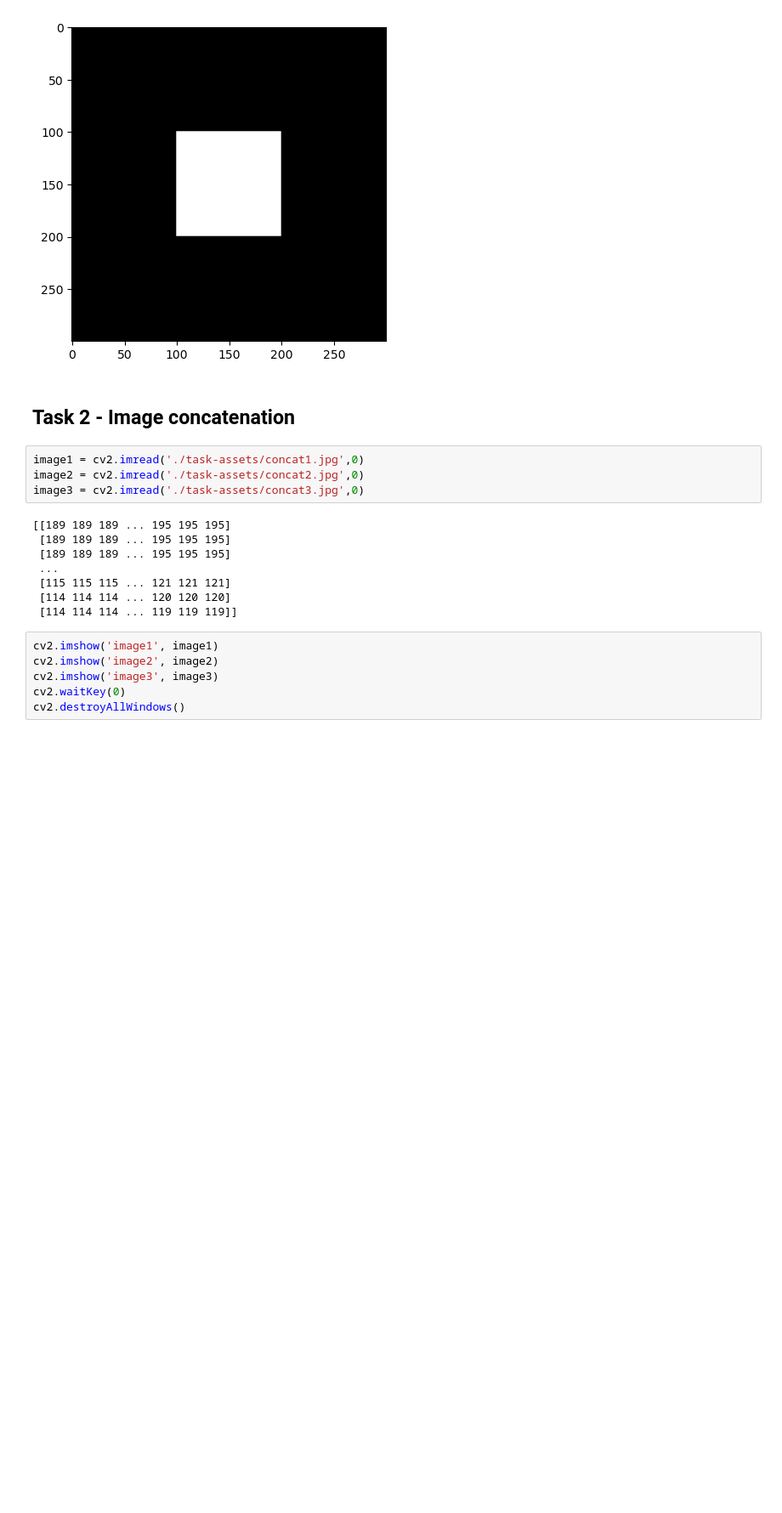
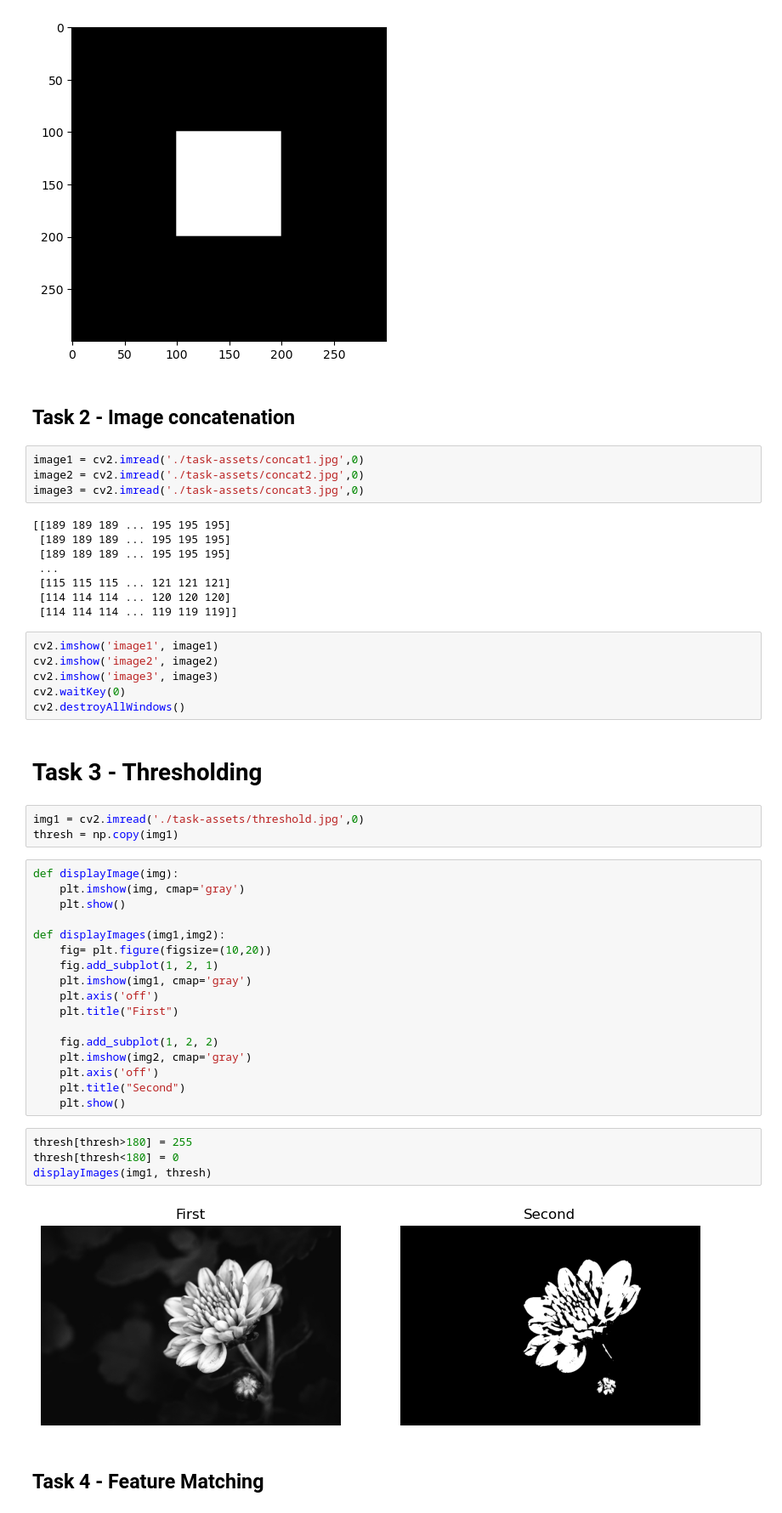
Before and after one commit to jooshelpy/Image1_task, a Jupyter notebook: task1.ipynb, the cells around one changed output. Shown at 85% size. Cells and saved outputs as stored; diff of their text form; blank space fills up the shorter version.

Commit message:
task3 finished

```diff
--- a/task1.ipynb
+++ b/task1.ipynb
@@ -44,3 +44,33 @@ cv2.imshow('image2', image2)
 cv2.imshow('image3', image3)
 cv2.waitKey(0)
 cv2.destroyAllWindows()
+# %% [markdown]
+# Task 3 - Thresholding
+# %%
+img1 = cv2.imread('./task-assets/threshold.jpg',0)
+thresh = np.copy(img1)
+# %%
+def displayImage(img):
+    plt.imshow(img, cmap='gray')
+    plt.show()
+
+def displayImages(img1,img2):
+    fig= plt.figure(figsize=(10,20))
+    fig.add_subplot(1, 2, 1)
+    plt.imshow(img1, cmap='gray')
+    plt.axis('off')
+    plt.title("First")
+
+    fig.add_subplot(1, 2, 2)
+    plt.imshow(img2, cmap='gray')
+    plt.axis('off')
+    plt.title("Second")
+    plt.show()
+# %%
+thresh[thresh>180] = 255
+thresh[thresh<180] = 0
+displayImages(img1, thresh)
+# %% [output]
+[figure, added]
+# %% [markdown]
+## Task 4 - Feature Matching
```
